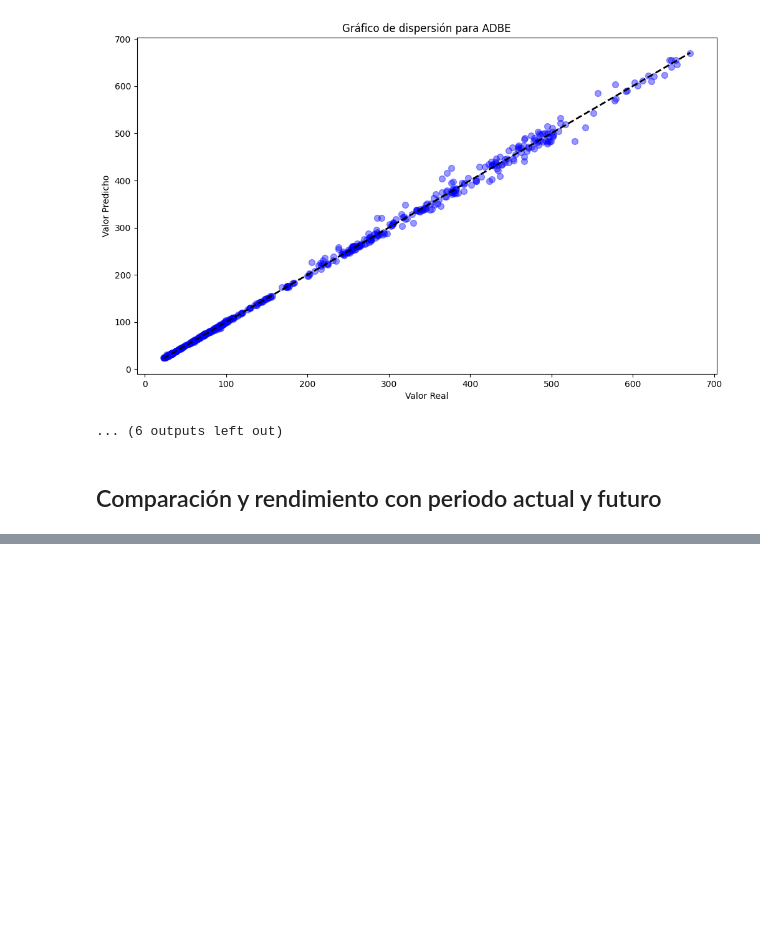
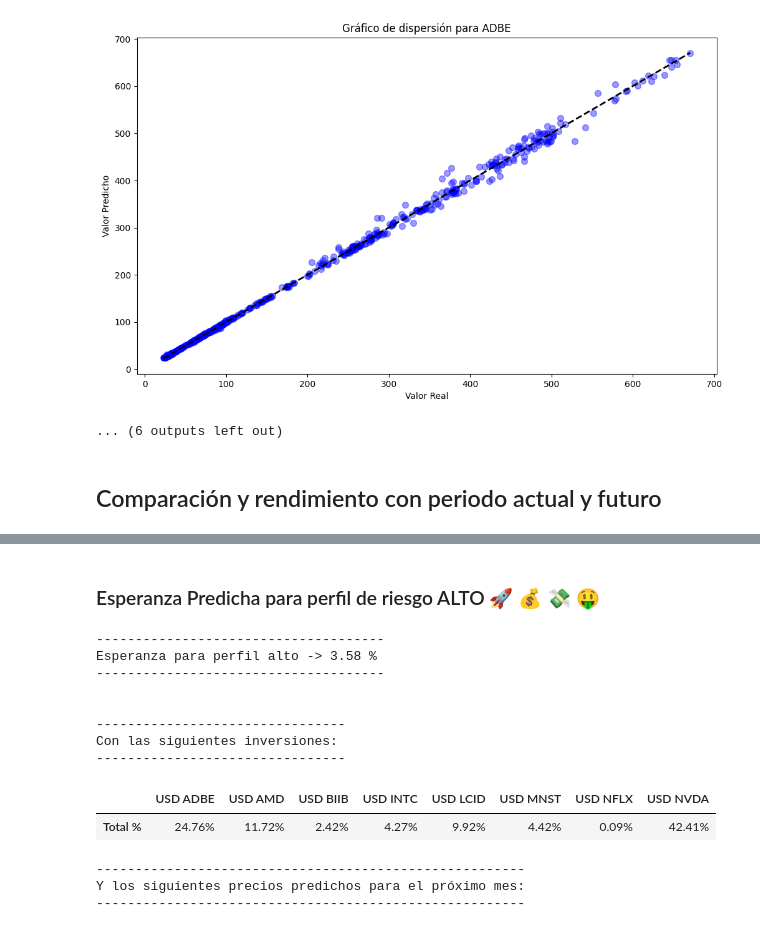
Before and after one commit to Kent7474/Proyecto_Seminario, a Jupyter notebook: Análisis_de_activos.ipynb, the cells around one changed output, grey strips where cells are left out. Drawn from its saved outputs; the diff is of its cells as text; code cells hidden in the pictures; blank space fills up the shorter version.

```diff
--- a/Análisis_de_activos.ipynb
+++ b/Análisis_de_activos.ipynb
@@ -784,0 +807,25 @@ print("Error cuadrático medio en el conjunto de prueba:", mse)'''
+# %% [markdown]
+### Esperanza Predicha para perfil de riesgo ALTO 🚀 💰 💸 🤑
+# %%
+esperanza_perfil_alto = np.dot(maximo_perfil_alto_copy[2:], np.array(predictions_df["% R"]))
+print(f"\n-------------------------------------\nEsperanza para perfil alto -> {round(esperanza_perfil_alto * 100,2)} %\n-------------------------------------\n\n")
+
+print(f"--------------------------------\nCon las siguientes inversiones:\n--------------------------------")
+display(maximo_perfil_alto_mensual[maximo_perfil_alto_mensual.columns[2:]])
+
+print(f"\n-------------------------------------------------------\nY los siguientes precios predichos para el próximo mes:\n-------------------------------------------------------")
+display(predictions_df[["Precio_Predicho"]].T)
+# %% [output]
+-------------------------------------
+Esperanza para perfil alto -> 3.58 %
+-------------------------------------
+
+
+--------------------------------
+Con las siguientes inversiones:
+--------------------------------
+|  | USD ADBE | USD AMD | USD BIIB | USD INTC | USD LCID | USD MNST | USD NFLX | USD NVDA |
+| Total % | 24.76% | 11.72% | 2.42% | 4.27% | 9.92% | 4.42% | 0.09% | 42.41% |
+-------------------------------------------------------
+Y los siguientes precios predichos para el próximo mes:
+-------------------------------------------------------
```
Also changed, not shown: parts of 34 cells of this notebook.
